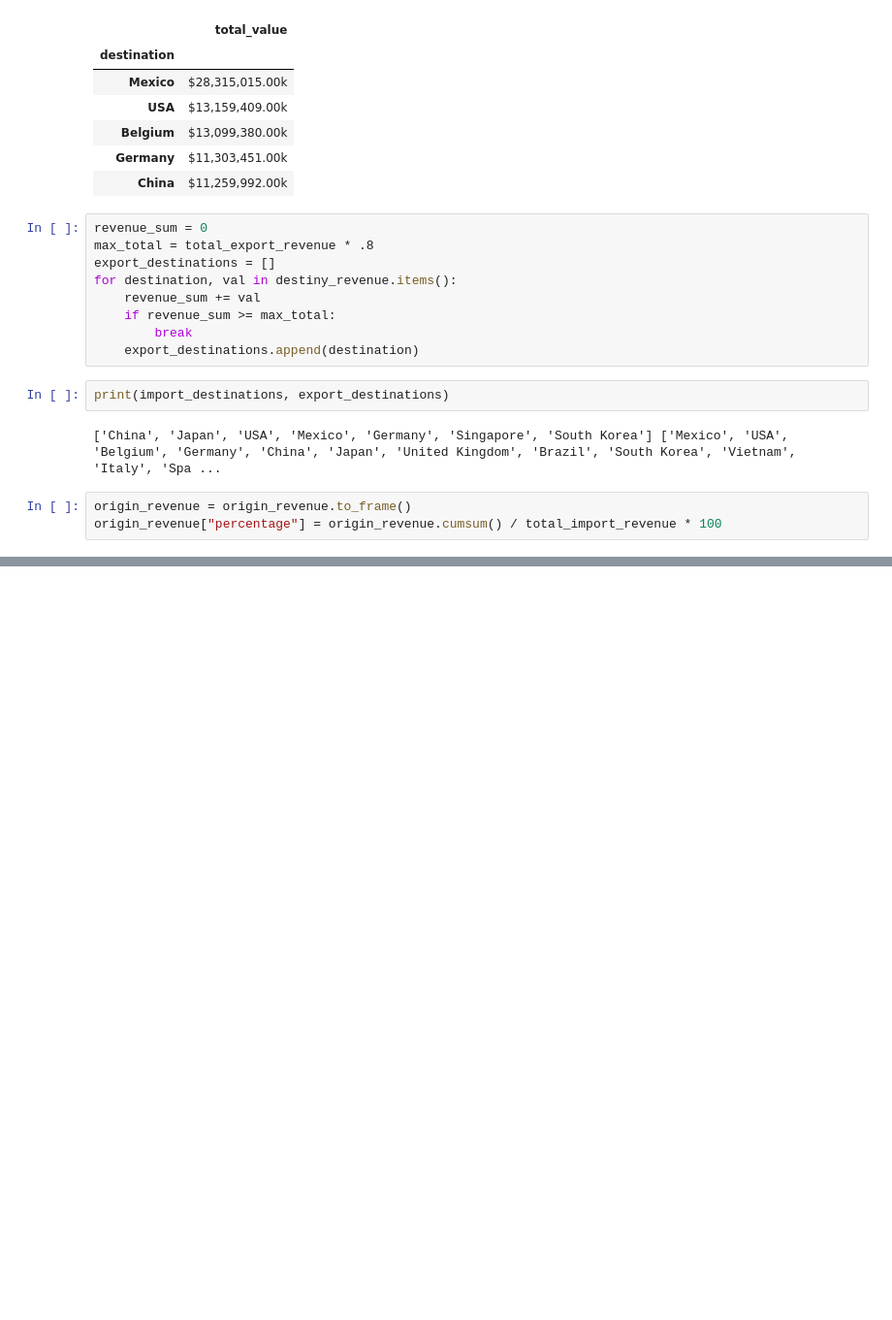
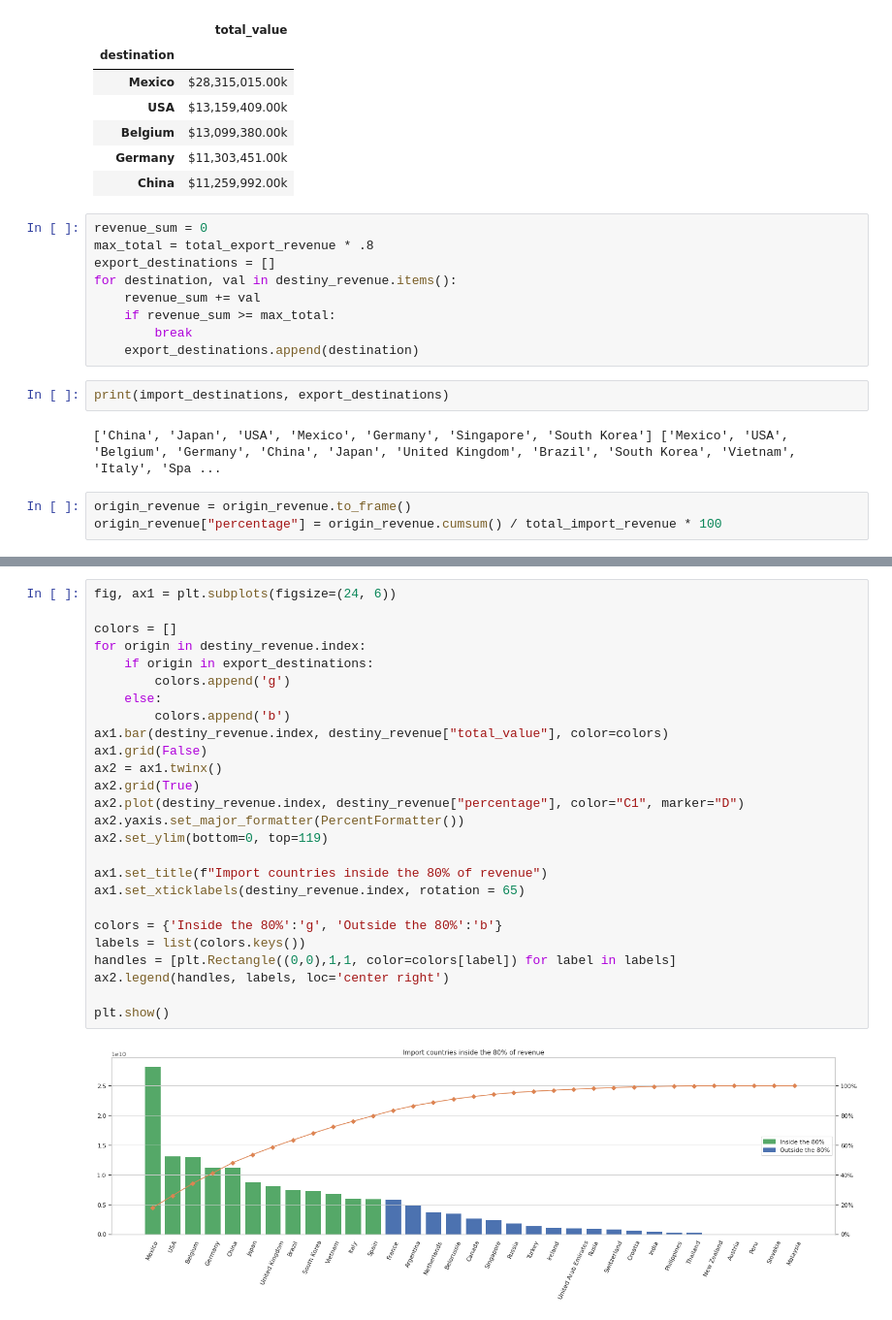
Before and after one commit to PacoV3/emtech-p2, a Jupyter notebook: ANALISIS_02_VENTURA_SEGURA.ipynb, the cells around one changed output, grey strips where cells are left out. Shown at 97% size. Saved outputs shown, nothing was run; the diff lists cells and outputs as text; blank space fills up the shorter version.

```diff
--- a/ANALISIS_02_VENTURA_SEGURA.ipynb
+++ b/ANALISIS_02_VENTURA_SEGURA.ipynb
@@ -205 +248,29 @@ origin_revenue["percentage"] = origin_revenue.cumsum() / total_import_revenue *
+# %%
+fig, ax1 = plt.subplots(figsize=(24, 6))
+
+colors = []
+for origin in destiny_revenue.index:
+    if origin in export_destinations:
+        colors.append('g')
+    else:
+        colors.append('b')
+ax1.bar(destiny_revenue.index, destiny_revenue["total_value"], color=colors)
+ax1.grid(False)
+ax2 = ax1.twinx()
+ax2.grid(True)
+ax2.plot(destiny_revenue.index, destiny_revenue["percentage"], color="C1", marker="D")
+ax2.yaxis.set_major_formatter(PercentFormatter())
+ax2.set_ylim(bottom=0, top=119)
+
+ax1.set_title(f"Import countries inside the 80% of revenue")
+ax1.set_xticklabels(destiny_revenue.index, rotation = 65)
+
+colors = {'Inside the 80%':'g', 'Outside the 80%':'b'}
+labels = list(colors.keys())
+handles = [plt.Rectangle((0,0),1,1, color=colors[label]) for label in labels]
+ax2.legend(handles, labels, loc='center right')
+
+plt.show()
+# %% [output]
+[figure, added]
 # %%
```
Also changed, not shown: parts of 20 cells of this notebook, 1 other file.
